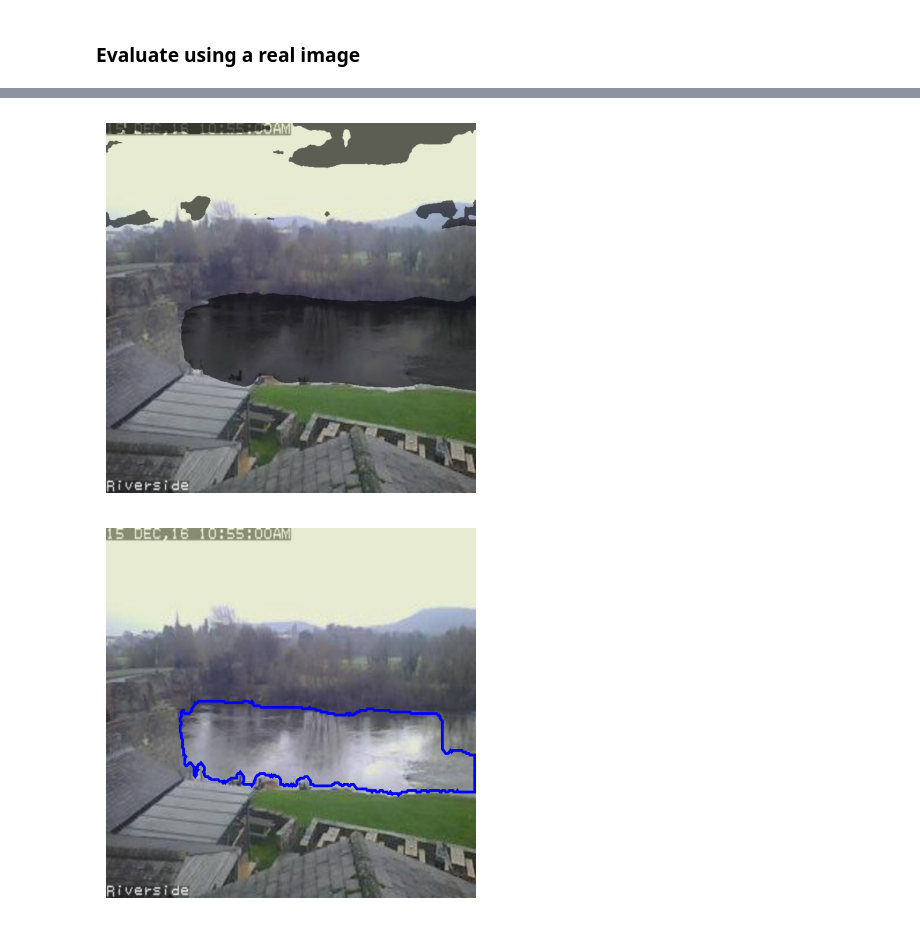
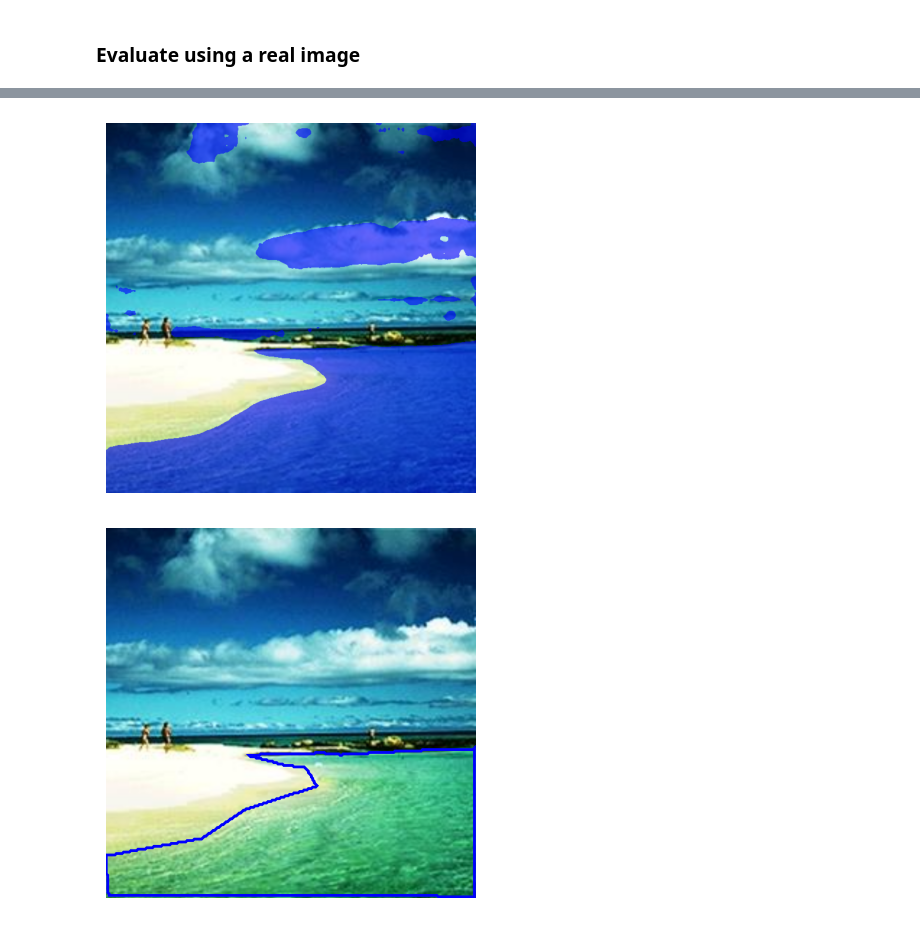
Before and after one commit to liyinze1/water-level, a Jupyter notebook: pruning/view_model.ipynb, the cells around one changed output, grey strips where cells are left out. Drawn from its saved outputs; the diff is of its cells as text; code cells hidden in the pictures.

Commit message:
visualize model output

```diff
--- a/pruning/view_model.ipynb
+++ b/pruning/view_model.ipynb
@@ -121,6 +121,8 @@ Conv2d(64, 64, kernel_size=(1, 1), stride=(1, 1), bias=False)
 ### Evaluate using a real image
 # %%
 image_path = "/project_antwerp/water-level-kul/data/images/water_v2_-_river_segs_00017.jpg"
+image_path = "/project_antwerp/water-level-kul/data/images/water_v2_-_boston_harbor2_small_rois_boston_second_Feb-23-2019-11-03-22.jpg"
+image_path = "/project_antwerp/water-level-kul/data/images/water_v2_-_ADE20K_ADE_train_00003136.png"
 label_path = image_path.replace("data/images/", "data/labels/")[:-4] + ".txt"
 # %%
 img = np.array(Image.open(image_path))
@@ -146,18 +159,18 @@ boxes, masks = decode_yolov11_segmentation(output, image_size=list(tensor.shape[
 # %%
 overlay = rgb_img.copy()
 mask = combine_masks(masks)
-color=(0, 0, 1)
+color=(0, 0, 255)
 alpha=0.6
 
 color_layer = np.zeros_like(rgb_img)
 color_layer[:,:] = color
 # Blend the original image and the color layer
 overlay[mask] = (1 - alpha) * rgb_img[mask] + alpha * color_layer[mask]
 
 plt.imshow(overlay)
 _ = plt.axis("off")
 # %% [output]
-[figure, old version]
+[figure, new version]
 # %%
 with open(label_path, "r") as f:
     lines = f.read().split("\n")
@@ -176,7 +189,7 @@ for class_id, polygon in resized_labels:
 
 _ = plt.axis("off")
 # %% [output]
-[figure, old version]
+[figure, new version]
 # %%
 from evaluate import create_binary_mask
 label_mask = create_binary_mask(resized_labels, imgsz)
```
Also changed, not shown: parts of 6 cells of this notebook.
